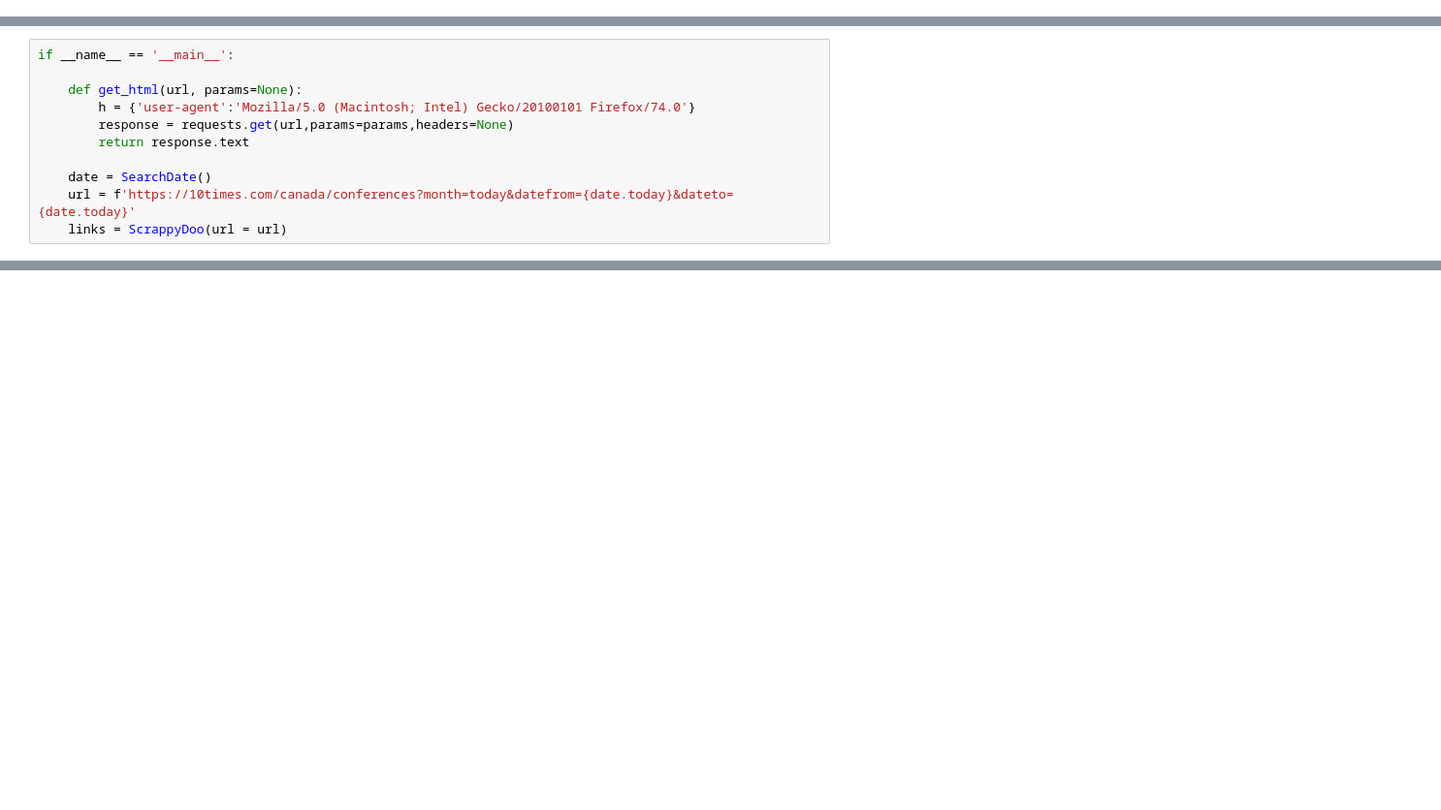
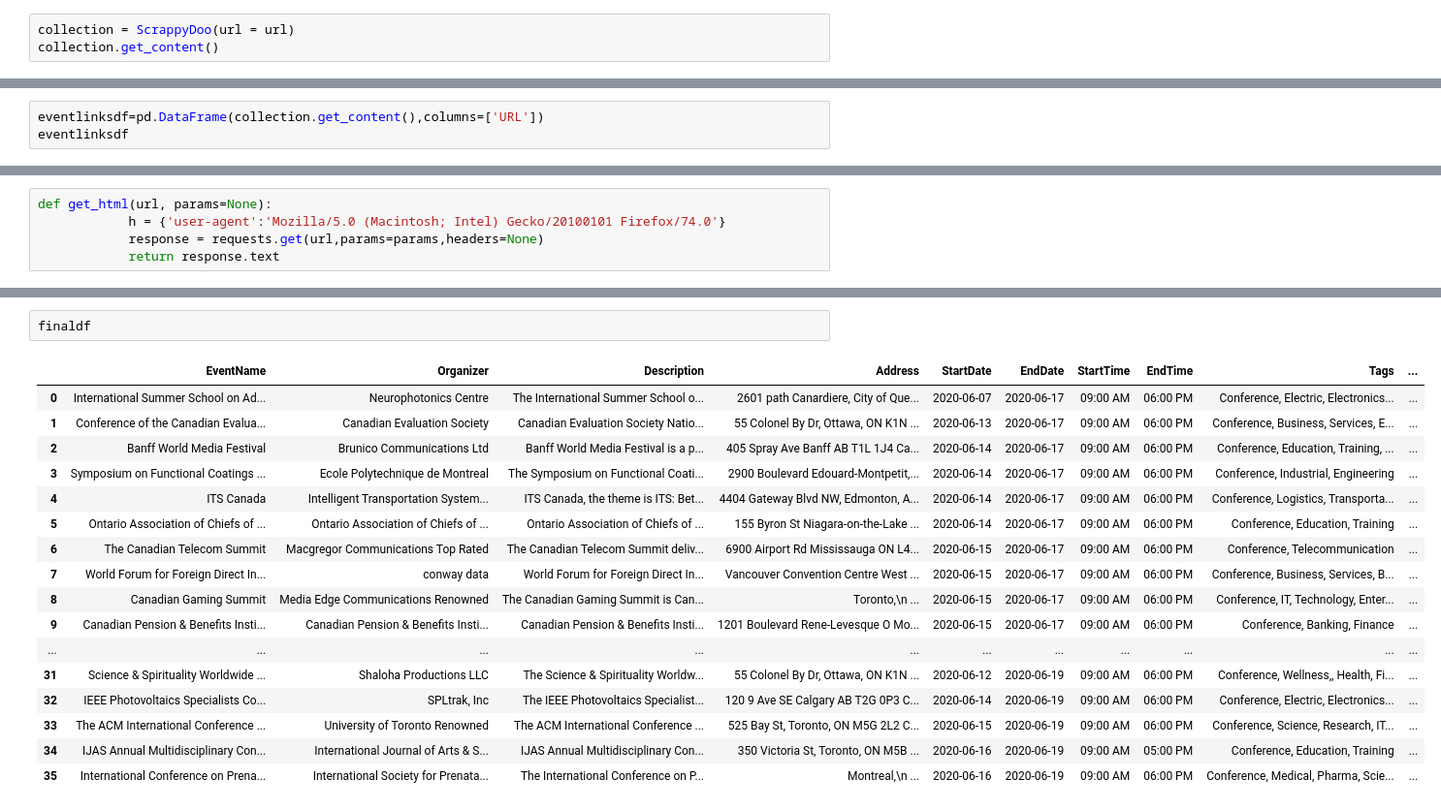
Before and after one commit to gitgitho0ray/scrappy, a Jupyter notebook: 10_times_scrappy_doo.ipynb, the cells around one changed output, grey strips where cells are left out. Shown: that part at 97% size. Drawn from its saved outputs; the diff is of its cells as text; blank space fills up the shorter version.

```diff
--- a/10_times_scrappy_doo.ipynb
+++ b/10_times_scrappy_doo.ipynb
@@ -75,0 +92,3 @@ class ScrappyDoo():
+# %%
+collection = ScrappyDoo(url = url)
+collection.get_content()
@@ -75,0 +115,3 @@ class ScrappyDoo():
+# %%
+eventlinksdf=pd.DataFrame(collection.get_content(),columns=['URL'])
+eventlinksdf
@@ -76,12 +136,6 @@ class ScrappyDoo():
 # %%
-if __name__ == '__main__':
-
-    def get_html(url, params=None):
-        h = {'user-agent':'Mozilla/5.0 (Macintosh; Intel) Gecko/20100101 Firefox/74.0'}
-        response = requests.get(url,params=params,headers=None)
-        return response.text
-
-    date = SearchDate()
-    url = f'https://10times.com/canada/conferences?month=today&datefrom={date.today}&dateto={date.today}'
-    links = ScrappyDoo(url = url)
+def get_html(url, params=None):
+            h = {'user-agent':'Mozilla/5.0 (Macintosh; Intel) Gecko/20100101 Firefox/74.0'}
+            response = requests.get(url,params=params,headers=None)
+            return response.text
 # %%
@@ -152,0 +233,20 @@ df
+# %%
+finaldf
+# %% [output]
+|  | EventName | Organizer | Description | Address | StartDate | EndDate | StartTime | EndTime | Tags | ... |
+| 0 | International Summer School on Ad... | Neurophotonics Centre | The International Summer School o... | 2601 path Canardiere, City of Que... | 2020-06-07 | 2020-06-17 | 09:00 AM | 06:00 PM | Conference, Electric, Electronics... | ... |
+| 1 | Conference of the Canadian Evalua... | Canadian Evaluation Society | Canadian Evaluation Society Natio... | 55 Colonel By Dr, Ottawa, ON K1N ... | 2020-06-13 | 2020-06-17 | 09:00 AM | 06:00 PM | Conference, Business, Services, E... | ... |
+| 2 | Banff World Media Festival | Brunico Communications Ltd | Banff World Media Festival is a p... | 405 Spray Ave Banff AB T1L 1J4 Ca... | 2020-06-14 | 2020-06-17 | 09:00 AM | 06:00 PM | Conference, Education, Training, ... | ... |
+| 3 | Symposium on Functional Coatings ... | Ecole Polytechnique de Montreal | The Symposium on Functional Coati... | 2900 Boulevard Edouard-Montpetit,... | 2020-06-14 | 2020-06-17 | 09:00 AM | 06:00 PM | Conference, Industrial, Engineering | ... |
+| 4 | ITS Canada | Intelligent Transportation System... | ITS Canada, the theme is ITS: Bet... | 4404 Gateway Blvd NW, Edmonton, A... | 2020-06-14 | 2020-06-17 | 09:00 AM | 06:00 PM | Conference, Logistics, Transporta... | ... |
+| 5 | Ontario Association of Chiefs of ... | Ontario Association of Chiefs of ... | Ontario Association of Chiefs of ... | 155 Byron St Niagara-on-the-Lake ... | 2020-06-14 | 2020-06-17 | 09:00 AM | 06:00 PM | Conference, Education, Training | ... |
+| 6 | The Canadian Telecom Summit | Macgregor Communications Top Rated | The Canadian Telecom Summit deliv... | 6900 Airport Rd Mississauga ON L4... | 2020-06-15 | 2020-06-17 | 09:00 AM | 06:00 PM | Conference, Telecommunication | ... |
+| 7 | World Forum for Foreign Direct In... | conway data | World Forum for Foreign Direct In... | Vancouver Convention Centre West ... | 2020-06-15 | 2020-06-17 | 09:00 AM | 06:00 PM | Conference, Business, Services, B... | ... |
+| 8 | Canadian Gaming Summit | Media Edge Communications Renowned | The Canadian Gaming Summit is Can... | Toronto,\n ... | 2020-06-15 | 2020-06-17 | 09:00 AM | 06:00 PM | Conference, IT, Technology, Enter... | ... |
+| 9 | Canadian Pension & Benefits Insti... | Canadian Pension & Benefits Insti... | Canadian Pension & Benefits Insti... | 1201 Boulevard Rene-Levesque O Mo... | 2020-06-15 | 2020-06-17 | 09:00 AM | 06:00 PM | Conference, Banking, Finance | ... |
+| ... | ... | ... | ... | ... | ... | ... | ... | ... | ... | ... |
+| 31 | Science & Spirituality Worldwide ... | Shaloha Productions LLC | The Science & Spirituality Worldw... | 55 Colonel By Dr, Ottawa, ON K1N ... | 2020-06-12 | 2020-06-19 | 09:00 AM | 06:00 PM | Conference, Wellness,, Health, Fi... | ... |
+| 32 | IEEE Photovoltaics Specialists Co... | SPLtrak, Inc | The IEEE Photovoltaics Specialist... | 120 9 Ave SE Calgary AB T2G 0P3 C... | 2020-06-14 | 2020-06-19 | 09:00 AM | 06:00 PM | Conference, Electric, Electronics... | ... |
+| 33 | The ACM International Conference ... | University of Toronto Renowned | The ACM International Conference ... | 525 Bay St, Toronto, ON M5G 2L2 C... | 2020-06-15 | 2020-06-19 | 09:00 AM | 06:00 PM | Conference, Science, Research, IT... | ... |
+| 34 | IJAS Annual Multidisciplinary Con... | International Journal of Arts & S... | IJAS Annual Multidisciplinary Con... | 350 Victoria St, Toronto, ON M5B ... | 2020-06-16 | 2020-06-19 | 09:00 AM | 05:00 PM | Conference, Education, Training | ... |
+| 35 | International Conference on Prena... | International Society for Prenata... | The International Conference on P... | Montreal,\n ... | 2020-06-16 | 2020-06-19 | 09:00 AM | 06:00 PM | Conference, Medical, Pharma, Scie... | ... |
```
Also changed, not shown: parts of 9 cells of this notebook, 1 other file.
